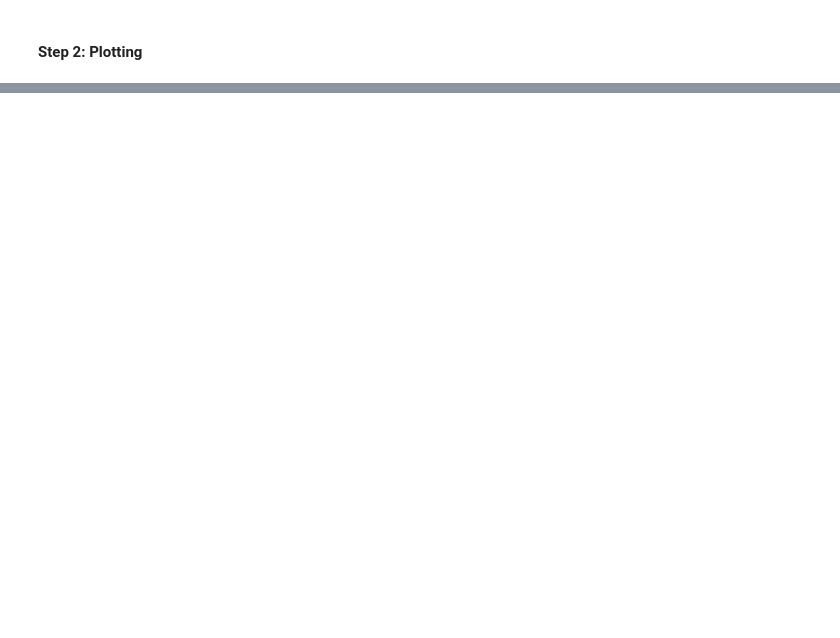
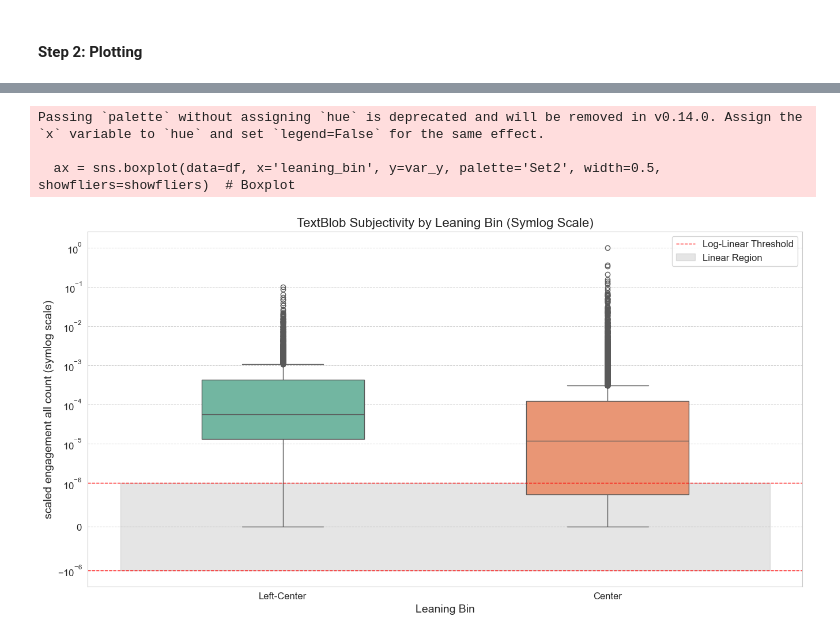
Before and after one commit to amaanansari/DSA2, a Jupyter notebook: analysis.ipynb, the cells around one changed output, grey strips where cells are left out. Saved outputs shown, nothing was run; the diff lists cells and outputs as text; code cells hidden in the pictures; blank space fills up the shorter version.

```diff
--- a/analysis.ipynb
+++ b/analysis.ipynb
@@ -107,0 +64,3 @@ dtype: object
+# %%
+df_blade = pd.read_csv(pathlib.Path('data') / "socialblade_data.csv")
+df_blade
@@ -109,0 +182,62 @@ dtype: object
+# %%
+# Creating boxplots for Subjectivity and Polarity against Leaning
+# For visualization purposes, I will create bins for the leaning scores and use those bins to create the boxplots.
+
+# Create bins for 'leaning' (e.g., Left, Center, Right)
+# Create bins for 'leaning'
+y_var = "scaled_engagement_all_count"
+df['leaning_bin'] = pd.cut(df['leaning'],
+                           bins=[-float('inf'), -1.75, float('inf')],
+                           labels=['Left-Center', 'Center'])
+import numpy as np
+# def make_boxplot(var_y, df=df):
+#     #df = df[df[var_y] > 0]
+#     plt.figure(figsize=(16, 8))  # Larger figure
+#     ax = sns.boxplot(data=df, x='leaning_bin', y=var_y, palette='Set2', width=0.2)  # Boxplot
+#     ax.set_yscale('symlog', linthresh=1e-6)  # Set y-axis to logarithmic scale
+#
+#     # # Adjust y-axis limits to account for outliers
+#     # min_val = df[var_y][df[var_y] > 0].min()  # Find the smallest non-zero value
+#     # max_val = df[var_y].max()
+#     # plt.ylim(min_val * -0.1, max_val * 1.5)  # Add extra margin
+#
+#     plt.title('TextBlob Subjectivity by Leaning Bin (Log Scale)', fontsize=16)  # Larger title
+#     plt.xlabel('Leaning Bin', fontsize=14)  # Larger x-axis label
+#     plt.ylabel(f'{var_y.replace("_", " ")} (log scale)', fontsize=14)  # Y-axis label with "log scale"
+#     plt.xticks(fontsize=12)  # Larger x-axis tick labels
+#     plt.yticks(fontsize=12)  # Larger y-axis tick labels
+#     plt.grid(axis='y', which='both', linestyle='--', linewidth=0.7)  # Optional: grid for better readability
+#     plt.show()
+
+def make_boxplot(var_y, df=df, linthresh=1e-6, showfliers=True):
+    plt.figure(figsize=(16, 8))  # Larger figure
+    ax = sns.boxplot(data=df, x='leaning_bin', y=var_y, palette='Set2', width=0.5, showfliers=showfliers)  # Boxplot
+    ax.set_yscale('symlog', linthresh=linthresh)  # Set y-axis to symlog scale
+
+    # Adding gridlines to indicate transitions between linear and log regions
+    ax.axhline(y=linthresh, color='red', linestyle='--', linewidth=1, label='Log-Linear Threshold')
+    ax.axhline(y=-linthresh, color='red', linestyle='--', linewidth=1)
+
+    # Optional: Add a shaded region for the linear part
+    plt.fill_between(
+        [-0.5, len(df['leaning_bin'].unique()) - 0.5],
+        -linthresh, linthresh,
+        color='gray', alpha=0.2, label='Linear Region'
+    )
+
+    # Labels and title
+    plt.title('TextBlob Subjectivity by Leaning Bin (Symlog Scale)', fontsize=16)  # Larger title
+    plt.xlabel('Leaning Bin', fontsize=14)  # Larger x-axis label
+    plt.ylabel(f'{var_y.replace("_", " ")} (symlog scale)', fontsize=14)  # Y-axis label with "log scale"
+    plt.xticks(fontsize=12)  # Larger x-axis tick labels
+    plt.yticks(fontsize=12)  # Larger y-axis tick labels
+    plt.grid(axis='y', which='both', linestyle='--', linewidth=0.7)  # Optional: grid for better readability
+    plt.legend(fontsize=12)  # Add a legend for the regions
+    plt.show()
+
+make_boxplot("scaled_engagement_all_count", df, 1e-6)
+# %% [output]
+Passing `palette` without assigning `hue` is deprecated and will be removed in v0.14.0. Assign the `x` variable to `hue` and set `legend=False` for the same effect.
+
+  ax = sns.boxplot(data=df, x='leaning_bin', y=var_y, palette='Set2', width=0.5, showfliers=showfliers)  # Boxplot
+[figure, added]
```
Also changed, not shown: parts of 36 cells of this notebook, 13 other files.
